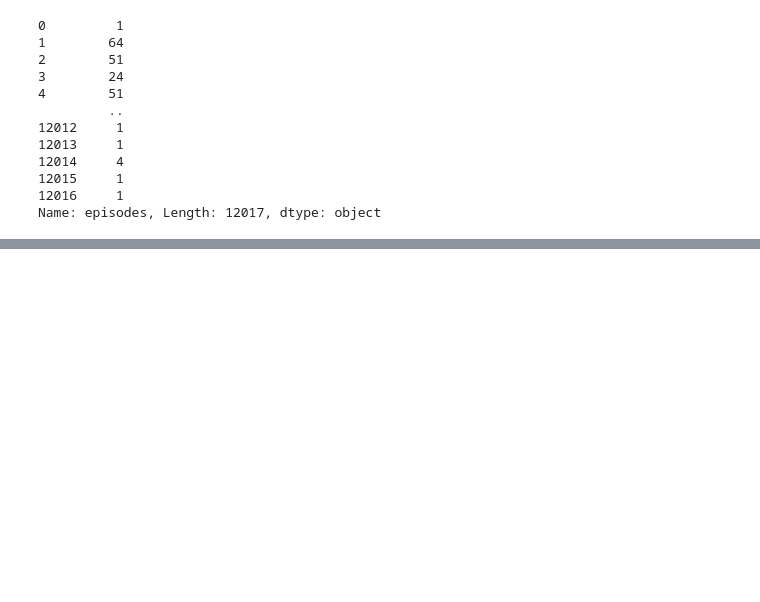
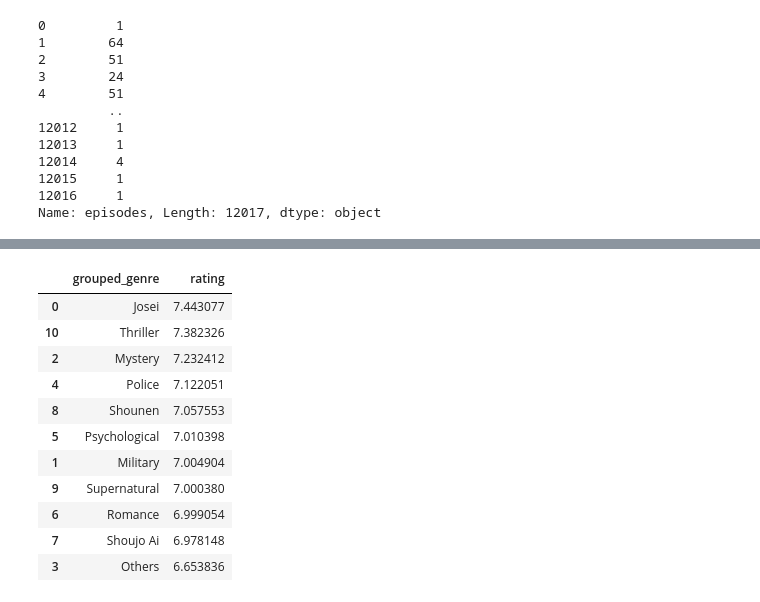
Before and after one commit to kunal-mallick/Anime_Recommendations_System, a Jupyter notebook: Data Preprocessing & EDA/EDA.ipynb, the cells around one changed output, grey strips where cells are left out. Cells and saved outputs as stored; diff of their text form; code cells hidden in the pictures; blank space fills up the shorter version.

```diff
--- a/Data Preprocessing & EDA/EDA.ipynb
+++ b/Data Preprocessing & EDA/EDA.ipynb
@@ -477,0 +614,15 @@ plt.show()
+# %%
+top_anime_per_genre
+# %% [output]
+|  | grouped_genre | rating |
+| 0 | Josei | 7.443077 |
+| 10 | Thriller | 7.382326 |
+| 2 | Mystery | 7.232412 |
+| 4 | Police | 7.122051 |
+| 8 | Shounen | 7.057553 |
+| 5 | Psychological | 7.010398 |
+| 1 | Military | 7.004904 |
+| 9 | Supernatural | 7.000380 |
+| 6 | Romance | 6.999054 |
+| 7 | Shoujo Ai | 6.978148 |
+| 3 | Others | 6.653836 |
```
Also changed, not shown: parts of 17 cells of this notebook.
